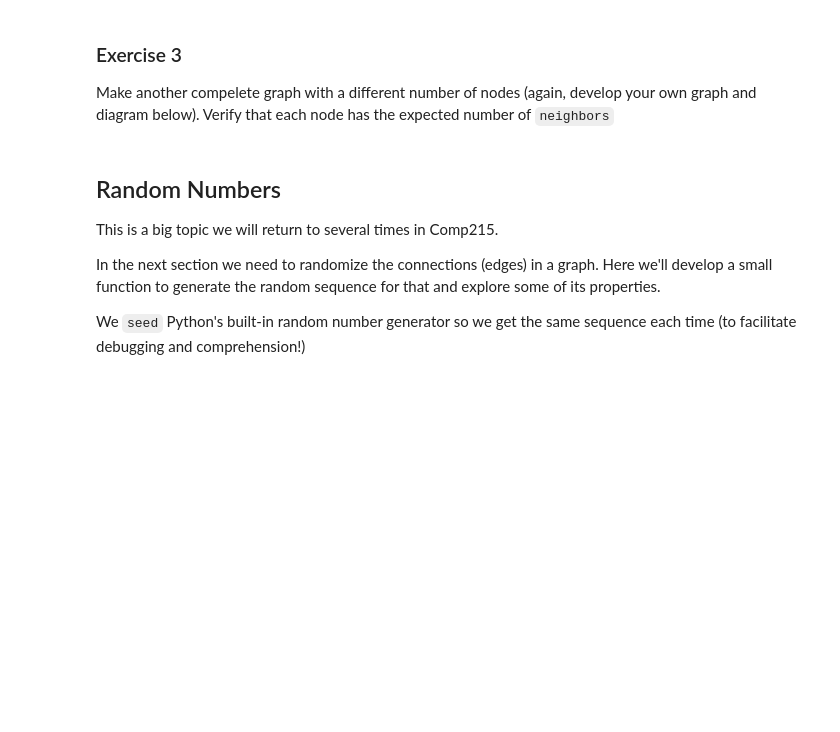
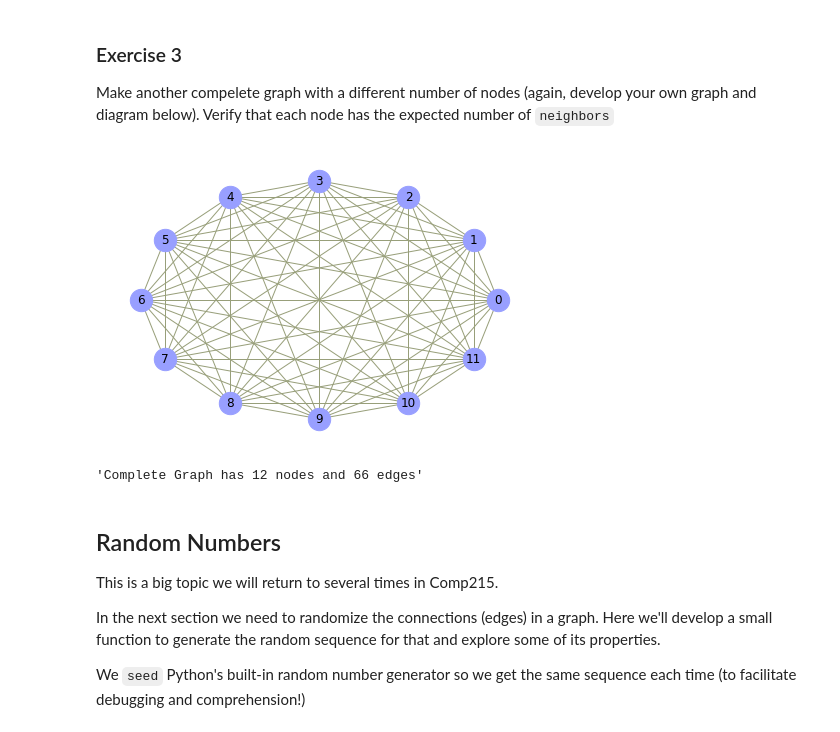
Before and after one commit to kittytiefenthal/cap-comp215, a Jupyter notebook: labs/lab04.ipynb, the cells around one changed output. Cells and saved outputs as stored; diff of their text form; code cells hidden in the pictures; blank space fills up the shorter version.

```diff
--- a/labs/lab04.ipynb
+++ b/labs/lab04.ipynb
@@ -214,3 +249,19 @@ Verify that each node has the expected number of `neighbors`
+# %%
+# Solution for Ex. 3 here...
+size = 12
+complete = make_complete_graph(size)
+f'Complete Graph has {complete.number_of_nodes()} nodes and {complete.number_of_edges()} edges'
+
+nx.draw_circular(complete,
+                 node_color='#989fff',
+                 edge_color='#989f7a',
+                 node_size=500,
+                 with_labels=True)
+plt.show()
+f'Complete Graph has {complete.number_of_nodes()} nodes and {complete.number_of_edges()} edges'
+# %% [output]
+[figure, added]
+'Complete Graph has 12 nodes and 66 edges'
 # %% [markdown]
 ## Random Numbers
 This is a big topic we will return to several times in Comp215.
```
Also changed, not shown: parts of 7 cells of this notebook.
